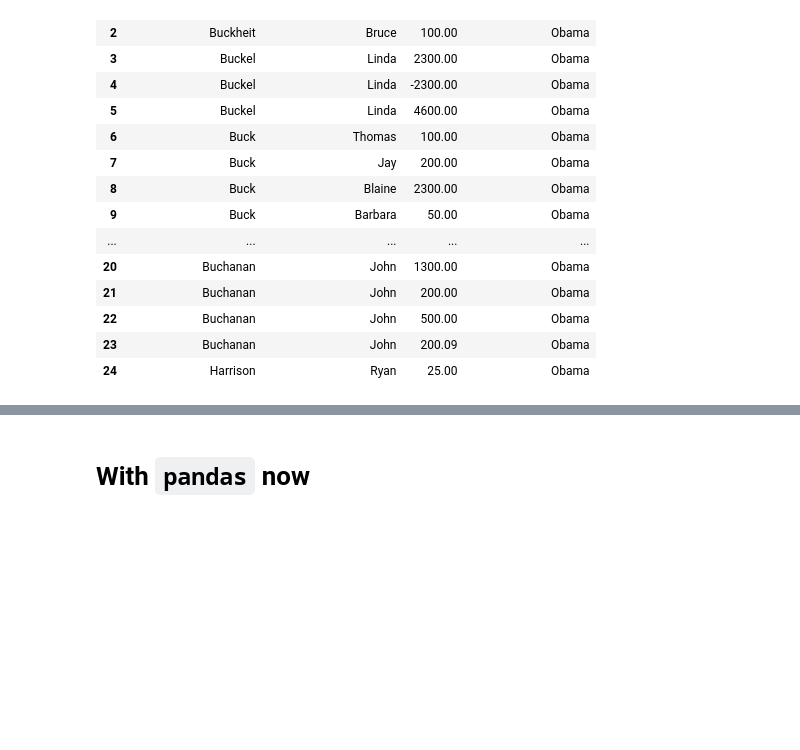
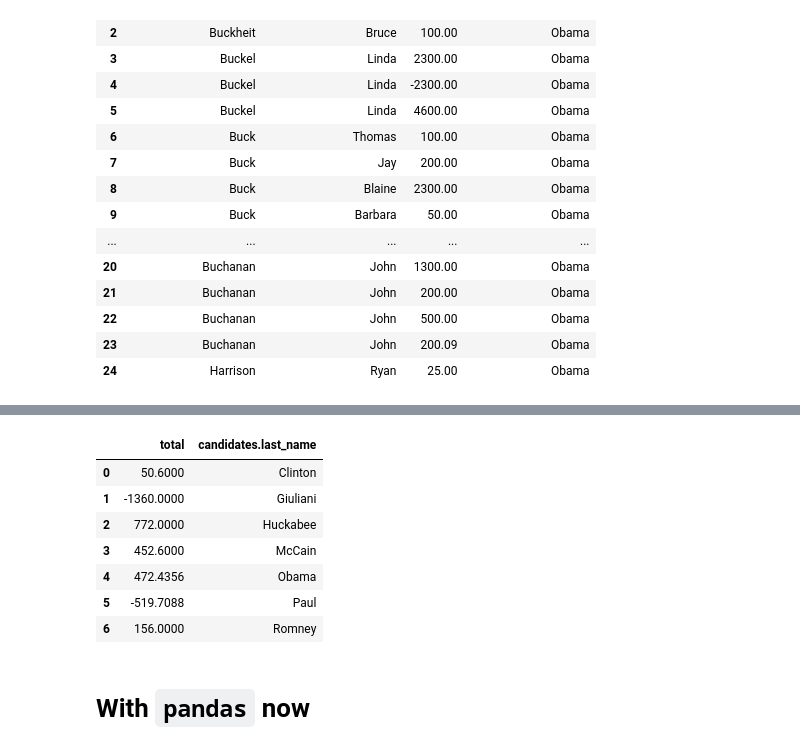
Before and after one commit to Hulalazz/cs207-F17, a Jupyter notebook: lectures/L19/L19-test.ipynb, the cells around one changed output, grey strips where cells are left out. Cells and saved outputs as stored; diff of their text form; code cells hidden in the pictures; blank space fills up the shorter version.

```diff
--- a/lectures/L19/L19-test.ipynb
+++ b/lectures/L19/L19-test.ipynb
@@ -549,3 +589,18 @@ viz_tables(["contributors.last_name", "contributors.first_name", "amount", "cand
+# %%
+q = '''SELECT AVG(contributors.amount), candidates.last_name
+       FROM contributors LEFT JOIN candidates
+       ON contributors.candidate_id = candidates.id
+       GROUP BY candidates.last_name'''
+viz_tables(["total", "candidates.last_name"], q)
+# %% [output]
+|  | total | candidates.last_name |
+| 0 | 50.6000 | Clinton |
+| 1 | -1360.0000 | Giuliani |
+| 2 | 772.0000 | Huckabee |
+| 3 | 452.6000 | McCain |
+| 4 | 472.4356 | Obama |
+| 5 | -519.7088 | Paul |
+| 6 | 156.0000 | Romney |
 # %% [markdown]
 # With `pandas` now
 # %%
```
Also changed, not shown: parts of 6 cells of this notebook.
